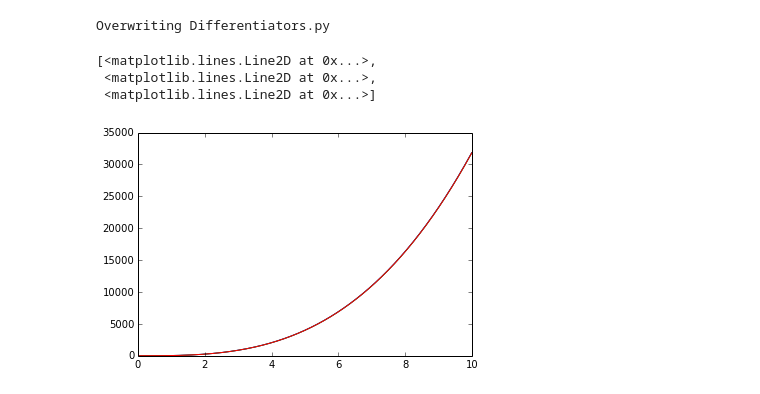
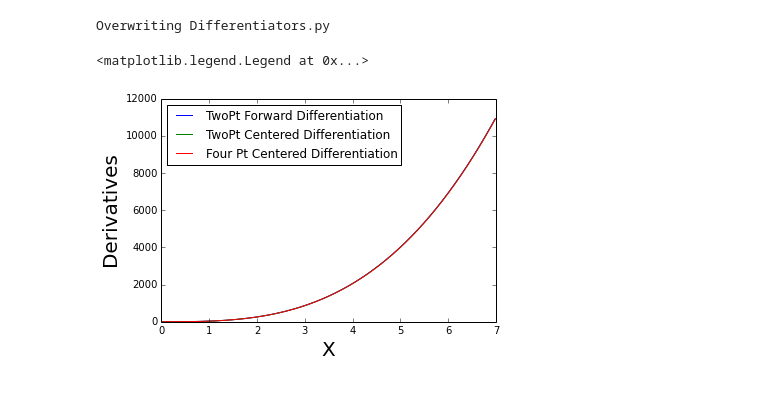
Before and after one commit to eizaguir/PHYS202-S14, a Jupyter notebook: SciPy/DifferentiationExercises.ipynb, the cells around one changed output. Saved outputs shown, nothing was run; the diff lists cells and outputs as text; code cells hidden in the pictures.

```diff
--- a/SciPy/DifferentiationExercises.ipynb
+++ b/SciPy/DifferentiationExercises.ipynb
@@ -254,16 +262,19 @@ Overwriting Differentiators.py
 # %%
 from Differentiators import *
 # %%
-x = np.arange(0,10,0.01)
+x = np.arange(0,7,0.01)
 y = 8*(x**4) + 3*x
 
 dydx1 = twoPtForwardDiff(x,y)
 dydx2 = twoPtCenteredDiff(x,y)
 dydx3 = fourPtCenteredDiff(x,y)
 
-plt.plot(x,dydx1,x,dydx2,x,dydx3)
+plt.plot(x,dydx1,label="TwoPt Forward Differentiation")
+plt.plot(x,dydx2,label="TwoPt Centered Differentiation")
+plt.plot(x,dydx3,label="Four Pt Centered Differentiation")
+plt.ylabel("Derivatives",fontsize="20")
+plt.xlabel("X",fontsize="20")
+plt.legend(loc="best")
 # %% [output]
-[<matplotlib.lines.Line2D at 0x...>,
- <matplotlib.lines.Line2D at 0x...>,
- <matplotlib.lines.Line2D at 0x...>]
+<matplotlib.legend.Legend at 0x...>
-[figure, old version]
+[figure, new version]
```
Also changed, not shown: parts of 7 cells of this notebook.
